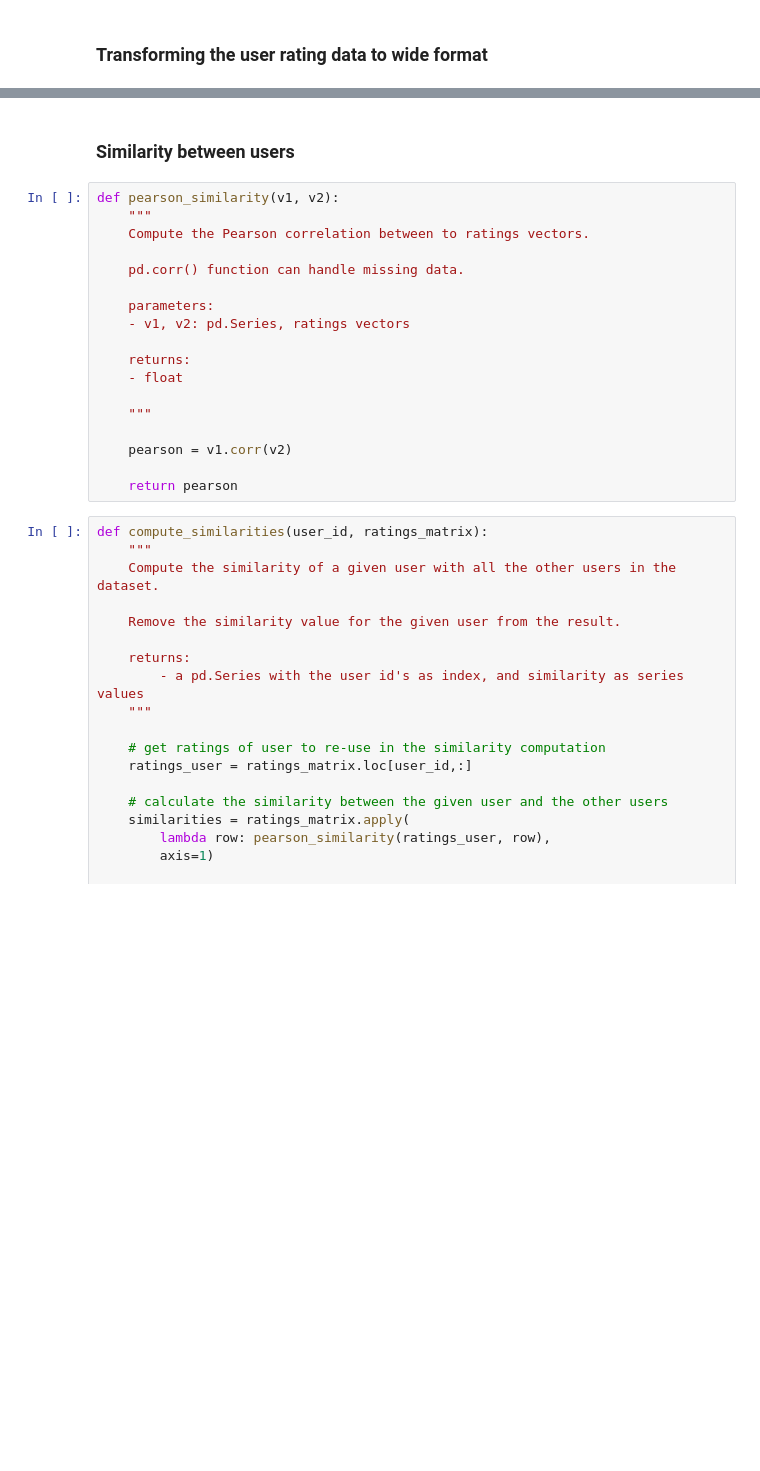
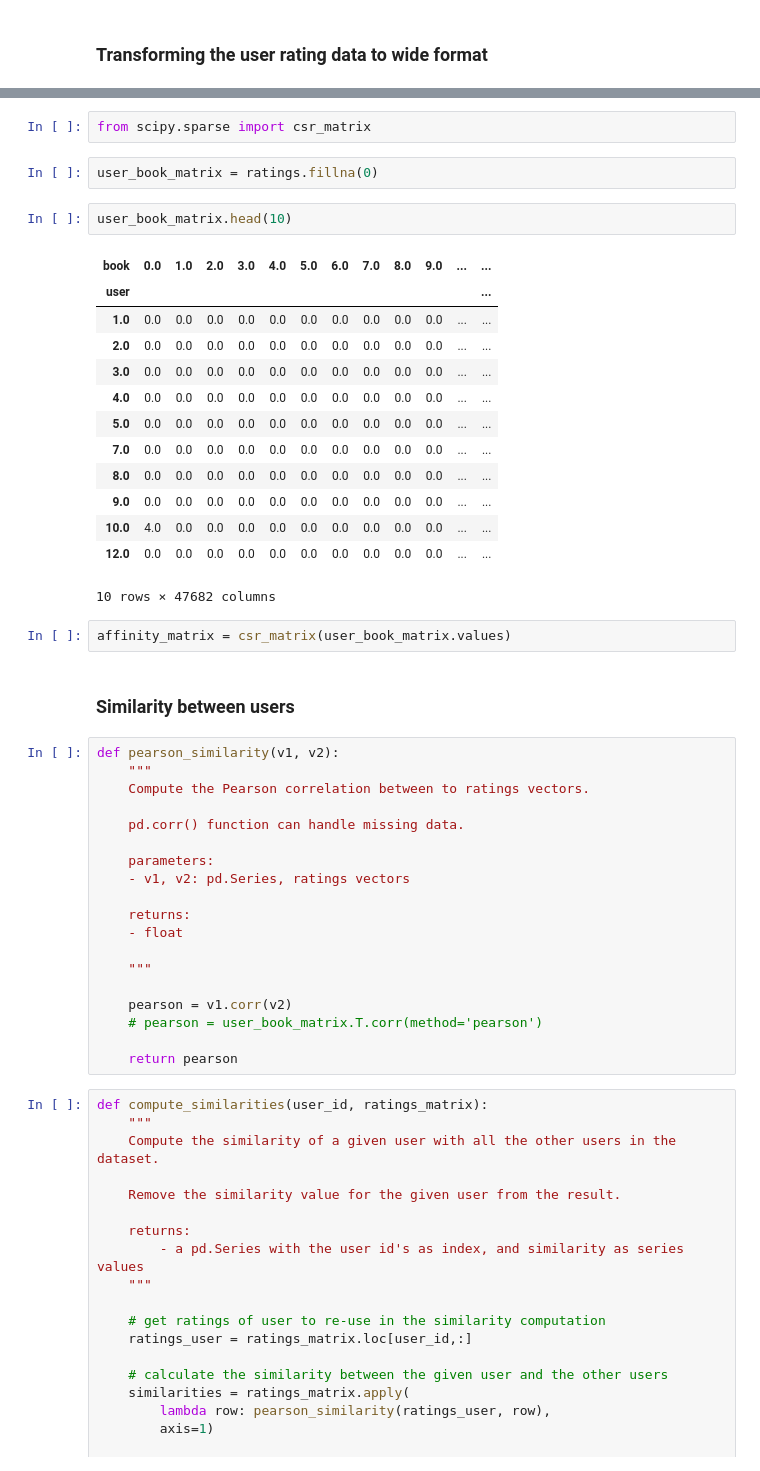
Before and after one commit to Pangerlanger/bt4222-books, a Jupyter notebook: user_based.ipynb, the cells around one changed output, grey strips where cells are left out. Saved outputs shown, nothing was run; the diff lists cells and outputs as text; blank space fills up the shorter version.

```diff
--- a/user_based.ipynb
+++ b/user_based.ipynb
@@ -91,3 +196,25 @@ ratings.head()
+# %%
+from scipy.sparse import csr_matrix
+# %%
+user_book_matrix = ratings.fillna(0)
+# %%
+user_book_matrix.head(10)
+# %% [output]
+| book | 0.0 | 1.0 | 2.0 | 3.0 | 4.0 | 5.0 | 6.0 | 7.0 | 8.0 | 9.0 | ... | ... |
+| user |  |  |  |  |  |  |  |  |  |  |  | ... |
+| 1.0 | 0.0 | 0.0 | 0.0 | 0.0 | 0.0 | 0.0 | 0.0 | 0.0 | 0.0 | 0.0 | ... | ... |
+| 2.0 | 0.0 | 0.0 | 0.0 | 0.0 | 0.0 | 0.0 | 0.0 | 0.0 | 0.0 | 0.0 | ... | ... |
+| 3.0 | 0.0 | 0.0 | 0.0 | 0.0 | 0.0 | 0.0 | 0.0 | 0.0 | 0.0 | 0.0 | ... | ... |
+| 4.0 | 0.0 | 0.0 | 0.0 | 0.0 | 0.0 | 0.0 | 0.0 | 0.0 | 0.0 | 0.0 | ... | ... |
+| 5.0 | 0.0 | 0.0 | 0.0 | 0.0 | 0.0 | 0.0 | 0.0 | 0.0 | 0.0 | 0.0 | ... | ... |
+| 7.0 | 0.0 | 0.0 | 0.0 | 0.0 | 0.0 | 0.0 | 0.0 | 0.0 | 0.0 | 0.0 | ... | ... |
+| 8.0 | 0.0 | 0.0 | 0.0 | 0.0 | 0.0 | 0.0 | 0.0 | 0.0 | 0.0 | 0.0 | ... | ... |
+| 9.0 | 0.0 | 0.0 | 0.0 | 0.0 | 0.0 | 0.0 | 0.0 | 0.0 | 0.0 | 0.0 | ... | ... |
+| 10.0 | 4.0 | 0.0 | 0.0 | 0.0 | 0.0 | 0.0 | 0.0 | 0.0 | 0.0 | 0.0 | ... | ... |
+| 12.0 | 0.0 | 0.0 | 0.0 | 0.0 | 0.0 | 0.0 | 0.0 | 0.0 | 0.0 | 0.0 | ... | ... |
+10 rows × 47682 columns
+# %%
+affinity_matrix = csr_matrix(user_book_matrix.values)
 # %% [markdown]
 ### Similarity between users
 # %%
@@ -106,6 +233,7 @@ def pearson_similarity(v1, v2):
     """
 
     pearson = v1.corr(v2)
+    # pearson = user_book_matrix.T.corr(method='pearson')
 
     return pearson
 # %%
```
Also changed, not shown: parts of 60 cells of this notebook.
